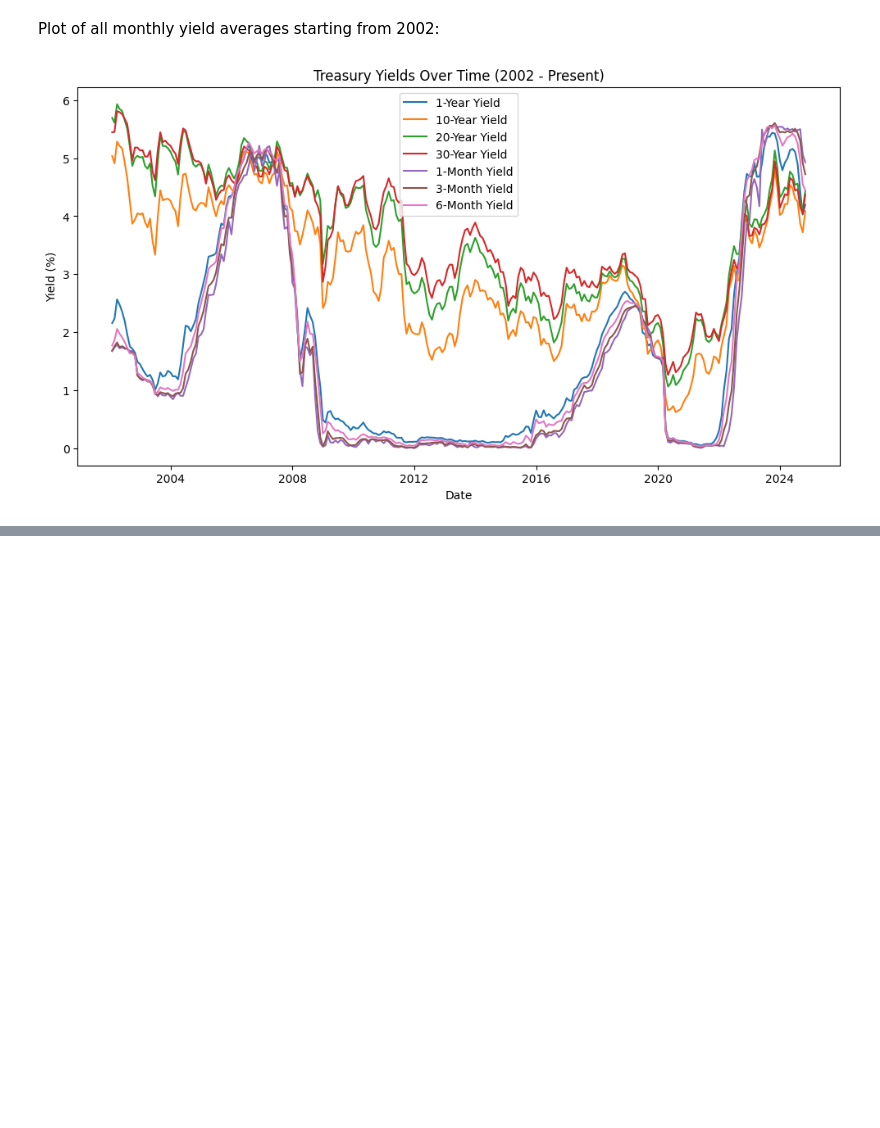
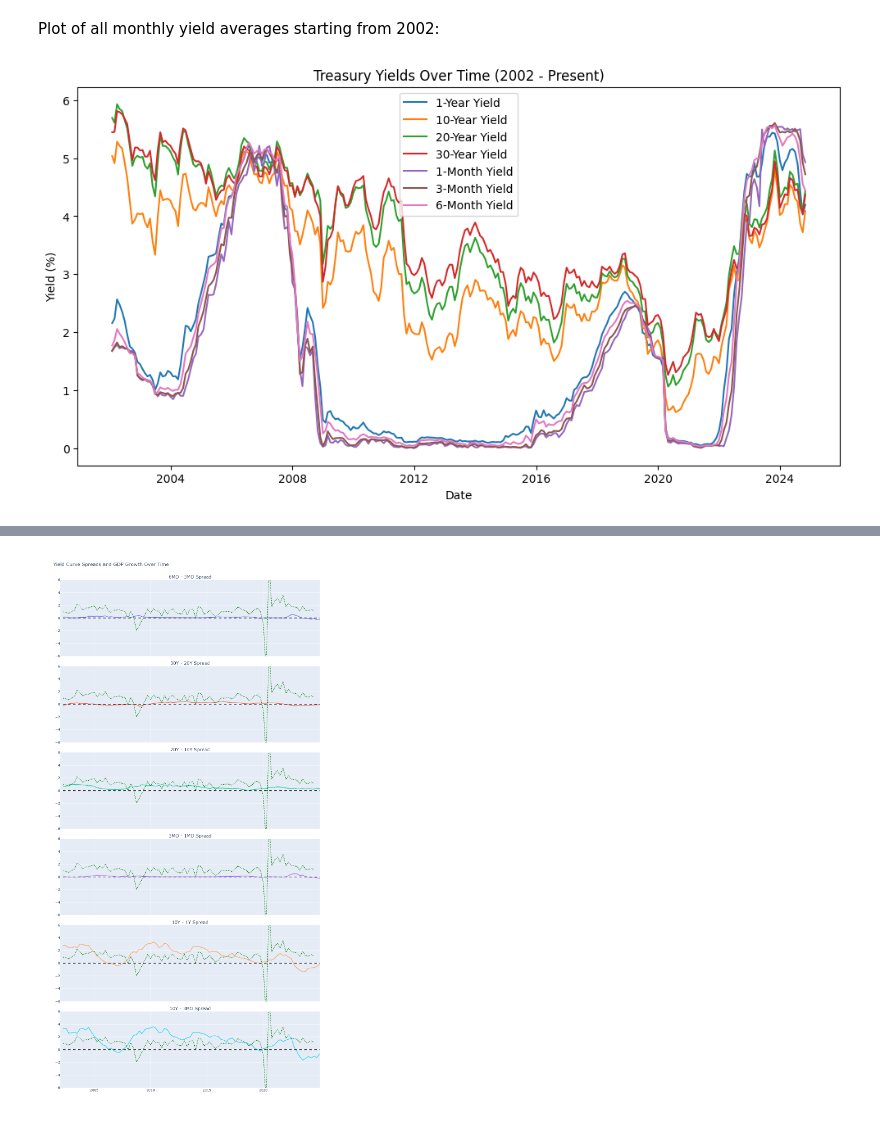
Before and after one commit to toanpro24/project_yield, a Jupyter notebook: CMSE202_Final_Team3.ipynb, the cells around one changed output, grey strips where cells are left out. Saved outputs shown, nothing was run; the diff lists cells and outputs as text; code cells hidden in the pictures; blank space fills up the shorter version.

Commit message:
Updated yield spread with GDP growth

```diff
--- a/CMSE202_Final_Team3.ipynb
+++ b/CMSE202_Final_Team3.ipynb
@@ -141,0 +213,10 @@ plt.show()
+# %%
+# Create a column to identify negative GDP growth
+gdp_data['Negative_growth'] = gdp_data['GDP_growth'] < 0
+
+# Detect recessions (two consecutive negative quarters of GDP growth)
+gdp_data['Recession'] = gdp_data['Negative_growth'].shift(1) & gdp_data['Negative_growth']
+
+# Now you can see when the recession periods occur
+recessions = gdp_data[gdp_data['Recession']]
+recessions
@@ -141,0 +228,75 @@ plt.show()
+# %%
+# Add new spread columns
+full_data['Yield_Curve_6MO_3MO'] = full_data['DGS6MO'] - full_data['DGS3MO']
+full_data['Yield_Curve_30Y_20Y'] = full_data['DGS30'] - full_data['DGS20']
+full_data['Yield_Curve_20Y_10Y'] = full_data['DGS20'] - full_data['DGS10']
+full_data['Yield_Curve_3MO_1MO'] = full_data['DGS3MO'] - full_data['DGS1MO']
+# %%
+# Create subplots: 5 rows, 1 column
+fig_spreads = make_subplots(
+    rows=6, cols=1,
+    shared_xaxes=True,
+    vertical_spacing=0.02,
+    subplot_titles=[
+        "6MO - 3MO Spread",
+        "30Y - 20Y Spread",
+        "20Y - 10Y Spread",
+        "3MO - 1MO Spread",
+        "10Y - 1Y Spread",
+        "10Y - 3MO Spread"
+    ]
+)
+
+# Add traces for each spread
+fig_spreads.add_trace(
+    go.Scatter(x=full_data['DATE'], y=full_data['Yield_Curve_6MO_3MO'], mode='lines', name='6MO - 3MO Spread'),
+    row = 1, col = 1
+)
+
+fig_spreads.add_trace(
+    go.Scatter(x=full_data['DATE'], y=full_data['Yield_Curve_30Y_20Y'], mode='lines', name='30Y - 20Y Spread'),
+    row=2, col=1
+)
+
+fig_spreads.add_trace(
+    go.Scatter(x=full_data['DATE'], y=full_data['Yield_Curve_20Y_10Y'], mode='lines', name='20Y - 10Y Spread'),
+    row=3, col=1
+)
+
+fig_spreads.add_trace(
+    go.Scatter(x=full_data['DATE'], y=full_data['Yield_Curve_3MO_1MO'], mode='lines', name='3MO - 1MO Spread'),
+    row=4, col=1
+)
+
+fig_spreads.add_trace(
+    go.Scatter(x=full_data['DATE'], y=full_data['Yield_Curve_10Y_1Y'], mode='lines', name='10Y-1Y Spread'),
+    row=5, col=1
+)
+
+fig_spreads.add_trace(
+    go.Scatter(x=full_data['DATE'], y=full_data['Yield_Curve_10Y_3MO'], mode='lines', name='10Y-3MO Spread'),
+    row=6,col=1
+)
+
+for i in range(1, 7):
+    fig_spreads.add_trace(
+        go.Scatter(x=full_data['DATE'], y=[0] * len(full_data), mode='lines', name='Zero Line', line=dict(dash='dash', color='black')),
+        row=i, col=1)
+    fig_spreads.add_trace(
+    go.Scatter(x=gdp_data['DATE'], y=gdp_data['GDP_growth'], mode='lines', line=dict(color='green', dash='dot')),
+    row=i, col=1)
+    fig_spreads.update_yaxes(
+    range=[-6, 6],
+    row=i, col=1)
+
+
+fig_spreads.update_layout(
+    title="Yield Curve Spreads and GDP Growth Over Time",
+    height=2000,
+    width=1000,
+    showlegend=False
+)
+
+fig_spreads.show()
+# %% [output]
+[figure, added]
```
Also changed, not shown: parts of 8 cells of this notebook.
